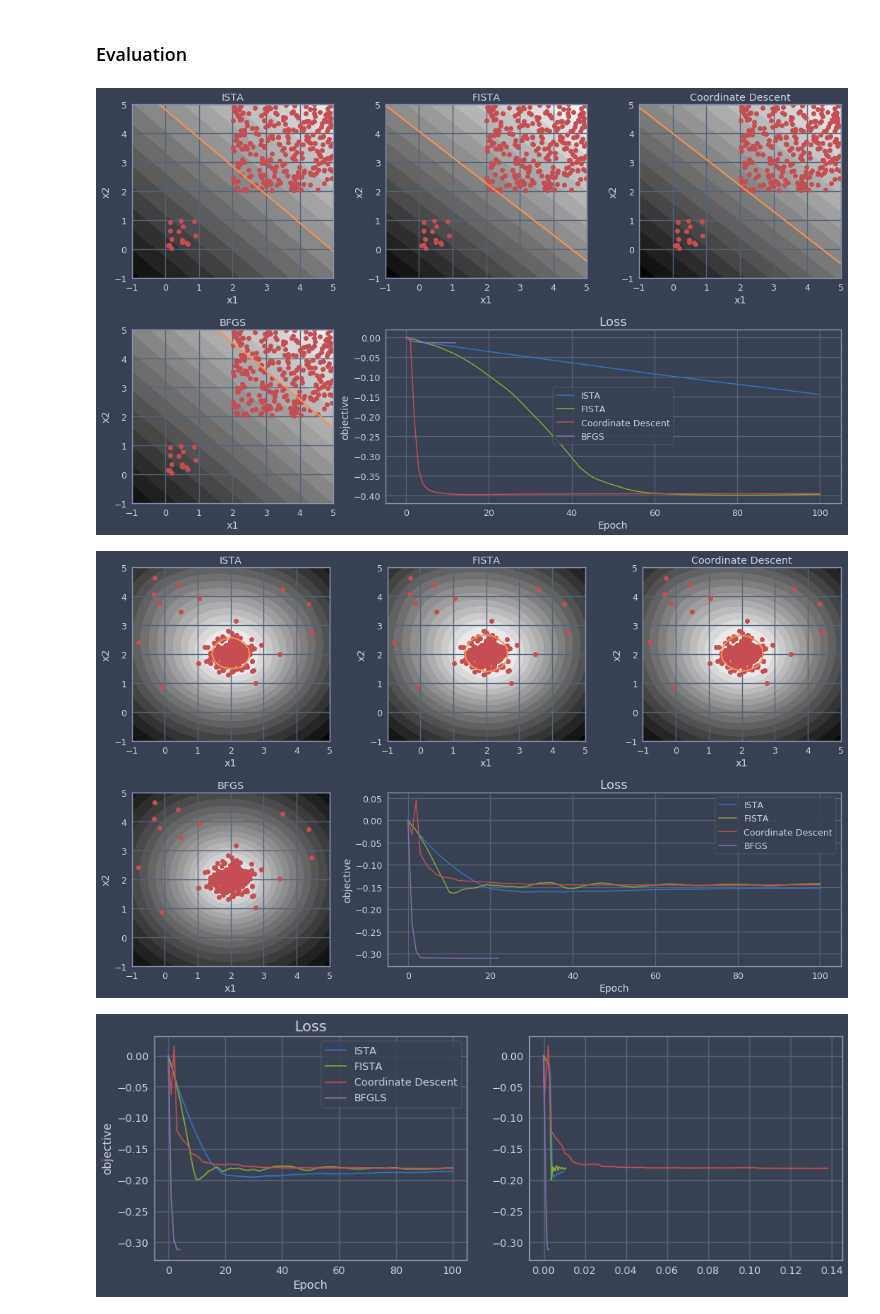
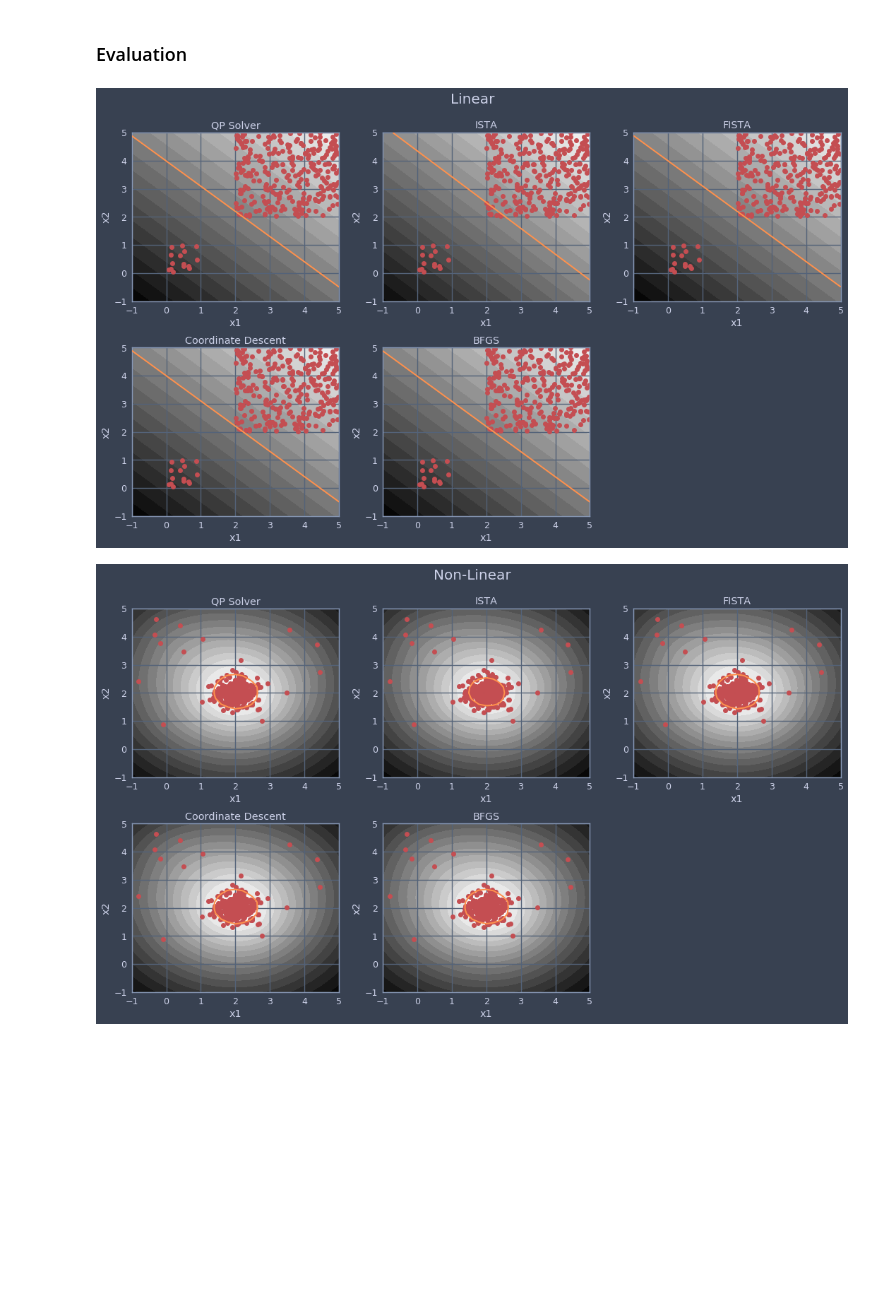
Before and after one commit to aymondebroglie/Project_Opti, a Jupyter notebook: project_de broglie_aymon_and_naulet_antoine.ipynb, the cells around one changed output. Cells and saved outputs as stored; diff of their text form; code cells hidden in the pictures; blank space fills up the shorter version.

Commit message:
Found the mistake, all algorithms behave well, we can conclude

```diff
--- a/project_de broglie_aymon_and_naulet_antoine.ipynb
+++ b/project_de broglie_aymon_and_naulet_antoine.ipynb
@@ -827,7 +828,7 @@ class OCSVM(object):
 
     def loss(self, mu):
         """Returns the loss function"""
-        return mu.T.dot(self.K).dot(mu) - np.sum(mu) + self.indicator(mu)
+        return 1./2 * mu.T.dot(self.K).dot(mu) - np.sum(mu) + self.indicator(mu)
 
     def indicator(self, mu):
         """Returns 0 if mu is between 0 and C/n else infinity."""
@@ -938,8 +933,8 @@ def prox_cd(mu_init, model, n_iter = 100,callback = None):
         i = k % model.n
         mu[i] = model.prox_g(mu[i] - 1./L[i] * model.grad_i(i,mu) )
 
-         # Update metrics after each iteration.
-        if (k % model.n == 0) and (callback is not None):
+         # Update metrics after each iteration on all the data(except if k is zero otherwise comparison with other algo is unfair)
+        if (k % model.n == 0 and k!=0 ) and (callback is not None):
             callback(mu)
     idx_support = np.where(np.abs(mu) > 1e-5)[0]
     mu_support = mu[idx_support]
@@ -949,8 +944,9 @@ def prox_cd(mu_init, model, n_iter = 100,callback = None):
 # %%
 from scipy.optimize import fmin_l_bfgs_b
 def f_bfgs_b(mu_init,model,n_iter = 100,callback = None):
-    bounds = [(0,model.C/model.n) for _ in range(model.n)]
-    mu, _, _ = fmin_l_bfgs_b(model.loss, mu_init , model.grad, bounds = bounds , maxiter = n_iter,callback = callback)
+    bounds = [(0,model.C/model.n)] * model.n
+    mu, _, _ = fmin_l_bfgs_b(model.loss, mu_init , model.grad, bounds = bounds , maxiter = n_iter,callback = callback,pgtol=1e-30, factr=1e-30)
+
     idx_support = np.where(np.abs(mu) > 1e-5)[0]
     mu_support = mu[idx_support]
     return mu_support, idx_support
@@ -978,33 +955,29 @@ def evaluate(model,n_iter):
-# %%
-X = make_dataset(300)
-model = OCSVM(X,kernel,10)
-evaluate(model,100)
-X = make_blob_dataset(300)
-model = OCSVM(X,rbf_kernel,10)
-evaluate(model,n_iter)
-# %% [output]
-[figure, removed]
-[figure, removed]
-# %%
-#Comparison
-plt.figure(figsize=(15, 5))
-
-inspectors = [prox_ista_inspector, prox_fista_inspector,prox_cd_inspector,bfgls_inspector]
-
-solvers = ["ISTA", "FISTA","Coordinate Descent","BFGLS"]
-
-plt.subplot(1,2,1)
-for insp in inspectors:
-    plt.plot(insp.obj)
-    plt.title("Loss", fontsize=18)
-    plt.xlabel("Epoch", fontsize=14)
-    plt.ylabel("objective", fontsize=14)
-
-plt.legend(solvers)
-
-plt.subplot(1,2,2)
-
-for insp in inspectors:
-    plt.plot(insp.timing,insp.obj)
-# %% [output]
-[figure, removed]
+# %%
+# First we will show the results of our algorithm in the linear and non-linear case
+n_iter = 300
+case = 'Linear'
+ker = kernel
+for X in [make_dataset(300, contamination=0.05), make_blob_dataset(300, contamination=0.05)]:
+    model = OCSVM(X, ker, 10)
+    names = ['ISTA', 'FISTA', 'Coordinate Descent', 'BFGS']
+    #Special case for qp solver
+    mu_support, idx_support = ocsvm_solver_rholess(model)
+    rho = compute_rho(model.K,mu_support,idx_support)
+    plt.subplots(figsize = (15,13))
+    plt.subplot(3,3,1)
+    plot_ocsvm(model.X, mu_support, idx_support,rho=rho, kernel=model.kernel,title = 'QP Solver')
+    for i, alg in enumerate([prox_ista, prox_fista, prox_cd, f_bfgs_b]):
+        mu_support, idx_support = alg(np.zeros(model.n), model, n_iter=n_iter)
+        plt.subplot(3, 3, i + 2)
+        rho = compute_rho(model.K, mu_support, idx_support)
+        plot_ocsvm(model.X, mu_support, idx_support, rho=rho,
+                   kernel=model.kernel, title=names[i])
+    plt.tight_layout()
+    plt.suptitle(case, fontsize=20)
+    plt.subplots_adjust(top=0.92)
+    plt.show()
+    case = 'Non-Linear'
+    ker = rbf_kernel
+# %% [output]
+[figure, added]
+[figure, added]
```
Also changed, not shown: parts of 7 cells of this notebook.
